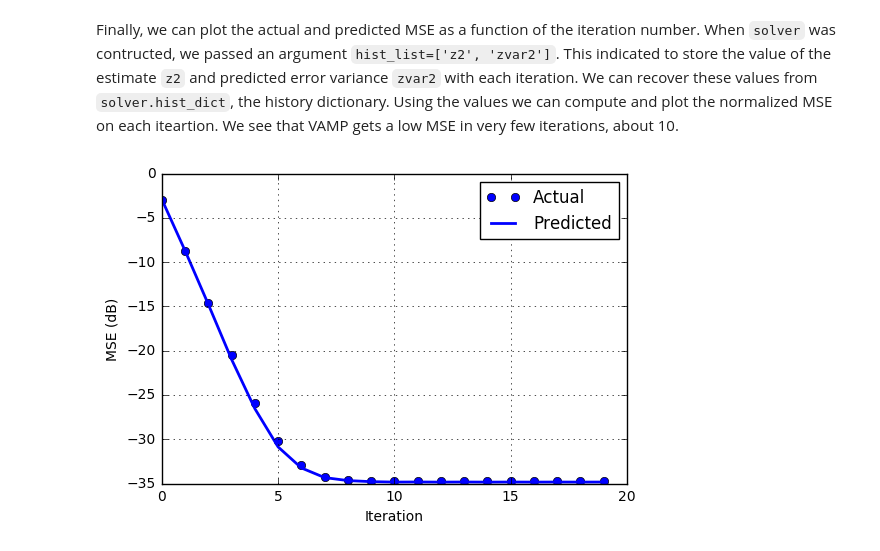
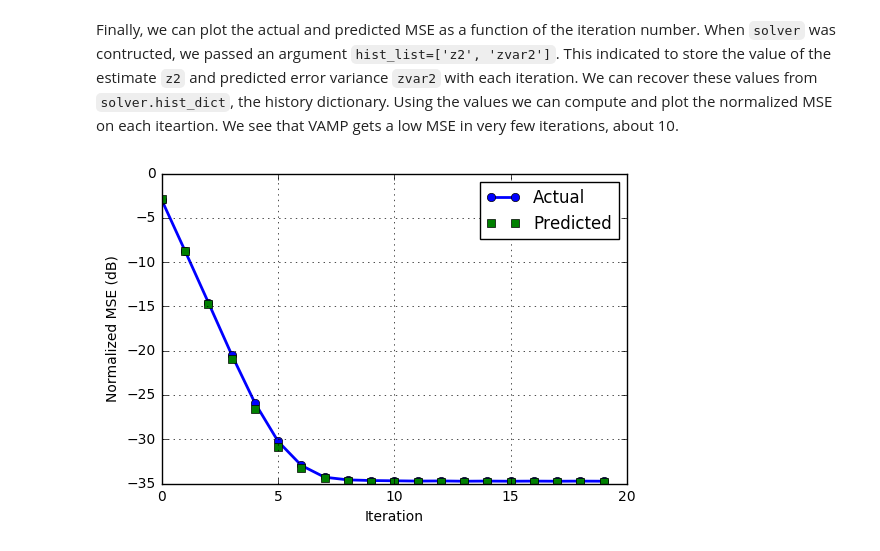
Before and after one commit to GAMPTeam/vampyre, a Jupyter notebook: demos/sparse/sparse_lin_inverse.ipynb, the cells around one changed output. Cells and saved outputs as stored; diff of their text form; code cells hidden in the pictures.

```diff
--- a/demos/sparse/sparse_lin_inverse.ipynb
+++ b/demos/sparse/sparse_lin_inverse.ipynb
@@ -32,13 +39,9 @@ nz = 1000   # number of components of z per sample
 ny = 500    # number of measurements y per sample
 
 # Compute the shapes
-if (ns==1):
-    zshape = (nz,)
-    yshape = (ny,)
-else:
-    zshape = (nz,ns)
-    yshape = (ny,ns)
-Ashape = (ny,nz)
+zshape = (nz,ns)   # Shape of z matrix
+yshape = (ny,ns)   # Shape of y matrix
+Ashape = (ny,nz)   # Shape of A matrix
 # %% [markdown]
 To generate the synthetic data for this demo, we use the following simple probabilistic model.  For the input $z$, we will use Bernouli-Gaussian distribution, a simple commonly used model in sparse signal processing.  In this model, each component $z_i=0$ with probability $1-\rho$ and $z_i \sim {\mathcal N}(0,1)$ with probability $\rho$.  The parameter $\rho$ is called the *sparsity ratio* and is the average number of non-zero components.  When $\rho$ is small, the vector $z$ is sparse.  The components on which $z_i$ are non-zero are called the *active* components.  We set the parameters below.  We also set the SNR for the measurements.
 # %%
@@ -144,21 +147,21 @@ Finally, we can plot the actual and predicted MSE as a function of the iteration
 # %%
 # Compute the MSE as a function of the iteration
 z2_hist = solver.hist_dict['z2']
 zvar2_hist = solver.hist_dict['zvar2']
 nit = len(z2_hist)
 mse_act = np.zeros(nit)
 mse_pred = np.zeros(nit)
 for it in range(nit):
     zerr = np.mean(np.abs(z2_hist[it]-z)**2)
     zvar2 = zvar2_hist[it]
     mse_act[it] = 10*np.log10(zerr/zpow)
     mse_pred[it] = 10*np.log10(zvar2/zpow)
 
-plt.plot(range(nit), mse_act, 'bo', linewidth=2)
-plt.plot(range(nit), mse_pred, 'b-', linewidth=2)
+plt.plot(range(nit), mse_act, 'o-', linewidth=2)
+plt.plot(range(nit), mse_pred, 's', linewidth=1)
 plt.xlabel('Iteration')
-plt.ylabel('MSE (dB)')
+plt.ylabel('Normalized MSE (dB)')
 plt.legend(['Actual', 'Predicted'])
 plt.grid()
 # %% [output]
-[figure, old version]
+[figure, new version]
```
Also changed, not shown: parts of 9 cells of this notebook, 1 other file.
